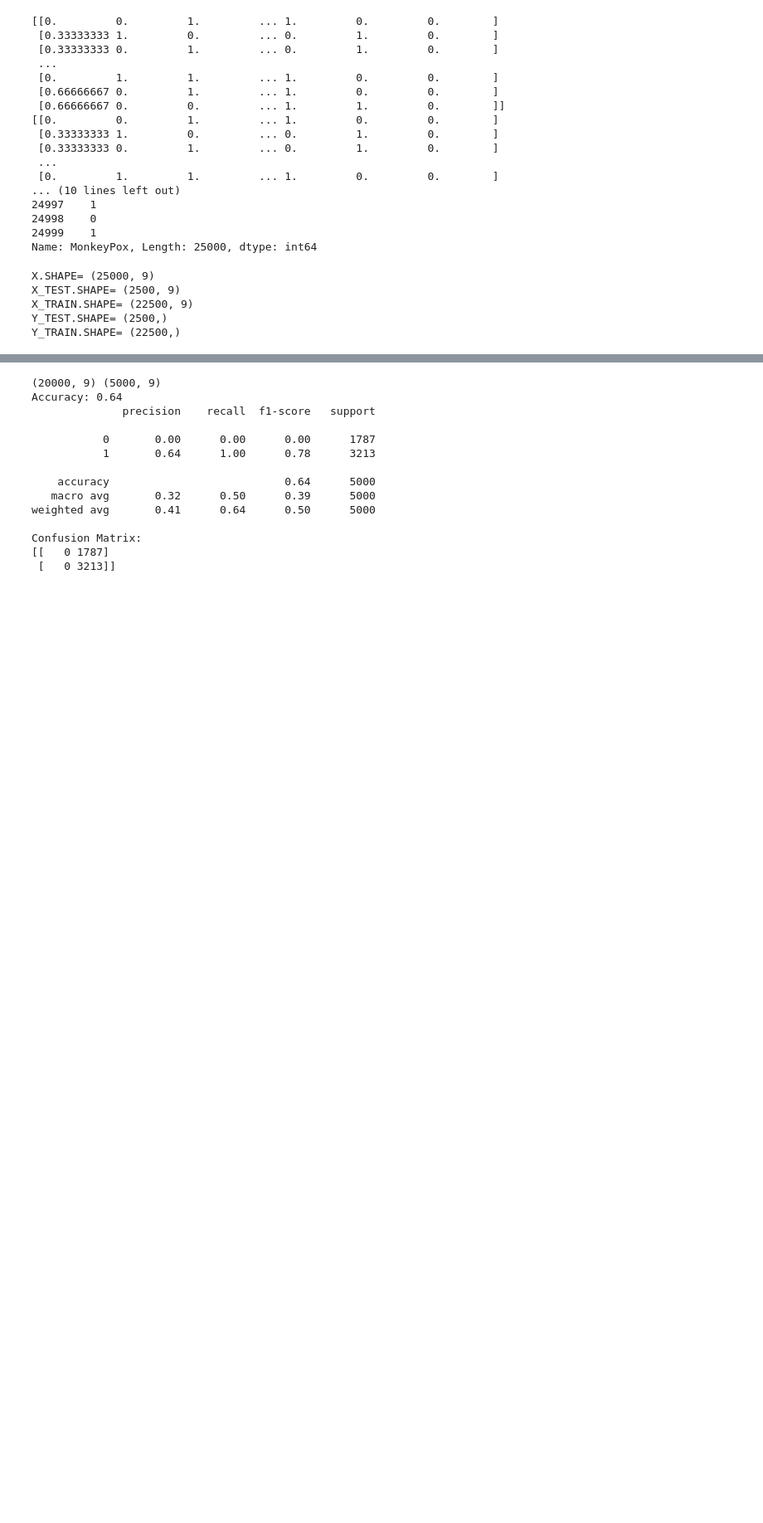
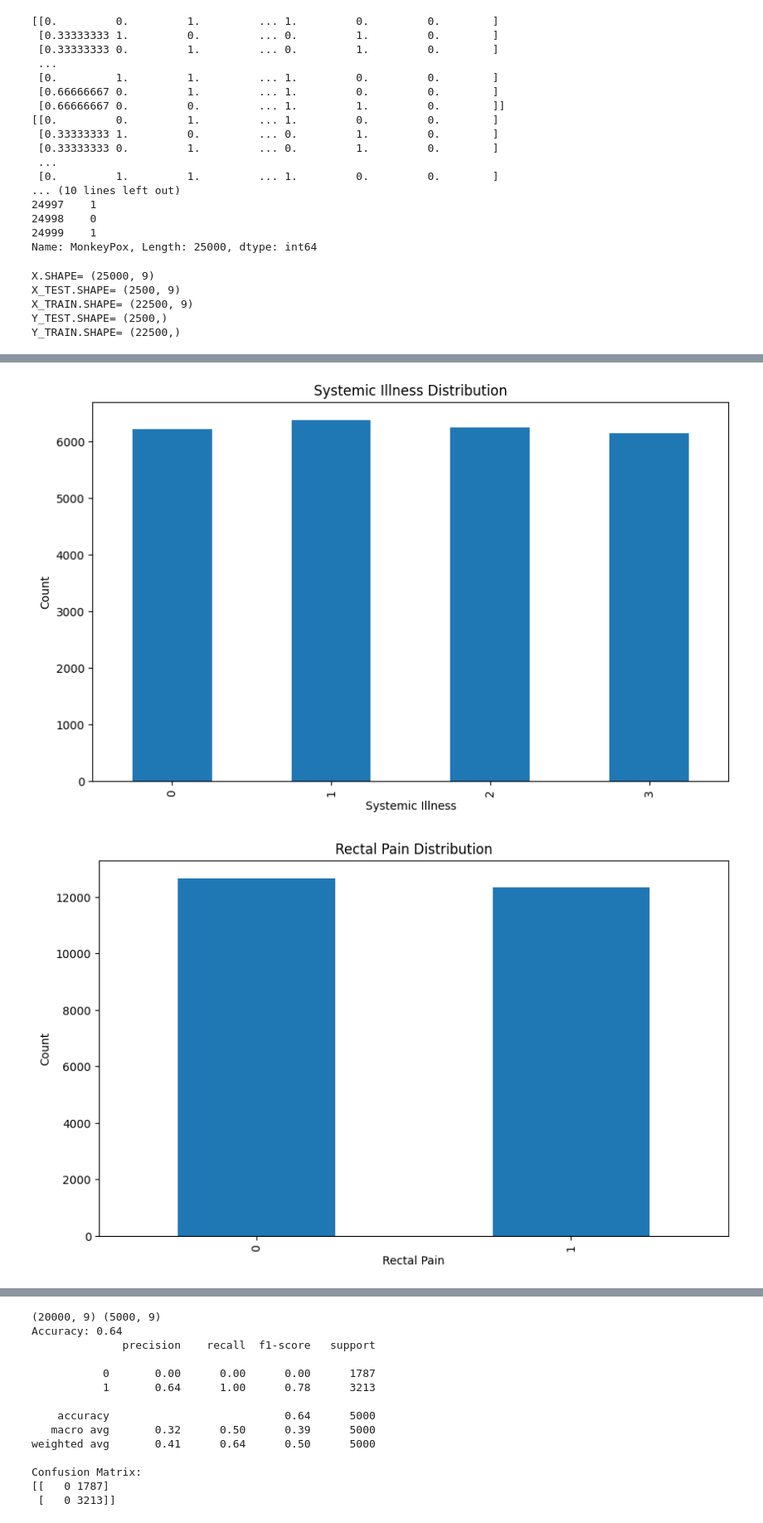
Before and after one commit to LAGISHETTYNANDITHA/2203A52097, a Jupyter notebook: Monkeypox.ipynb, the cells around one changed output, grey strips where cells are left out. Shown: that part at 83% size. Saved outputs shown, nothing was run; the diff lists cells and outputs as text; code cells hidden in the pictures; blank space fills up the shorter version.

```diff
--- a/Monkeypox.ipynb
+++ b/Monkeypox.ipynb
@@ -147,0 +163,21 @@ Y_TRAIN.SHAPE= (22500,)
+# %%
+
+import pandas as pd
+import matplotlib.pyplot as plt
+
+# Load the dataset
+data = pd.read_csv('/content/monkeypoxaiml.csv')
+
+# Loop through the columns and create a bar graph for each
+for column in data.columns:
+    # Skip non-numeric columns to avoid errors
+    if data[column].dtype in ['int64', 'float64']:
+        plt.figure(figsize=(10, 6))
+        data[column].value_counts().sort_index().plot(kind='bar')
+        plt.title(f'{column} Distribution')
+        plt.xlabel(column)
+        plt.ylabel('Count')
+        plt.show()
+# %% [output]
+[figure, added]
+[figure, added]
```
Also changed, not shown: parts of 7 cells of this notebook.
